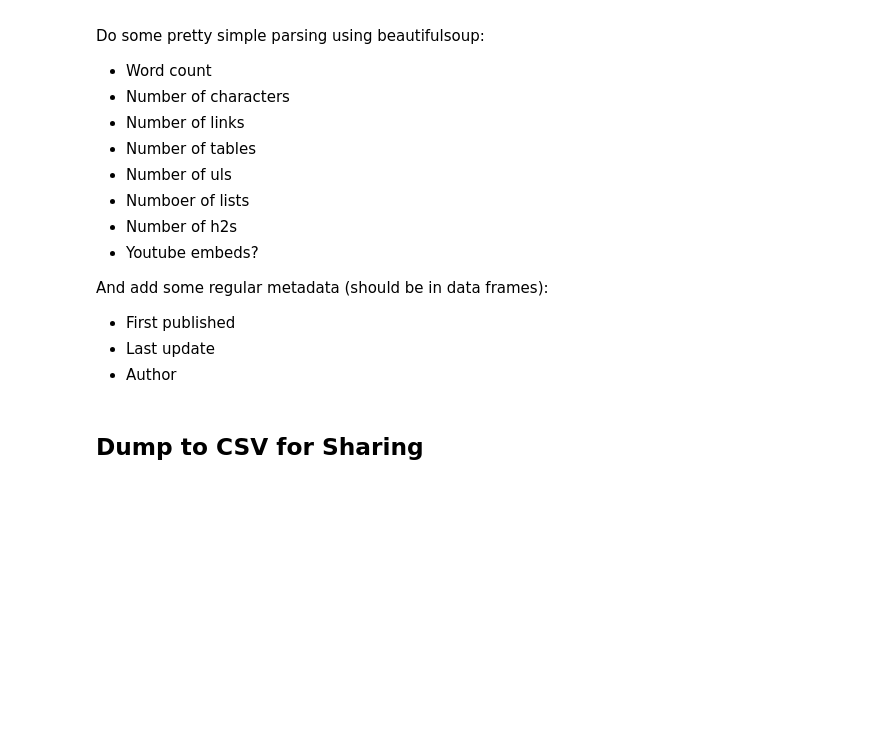
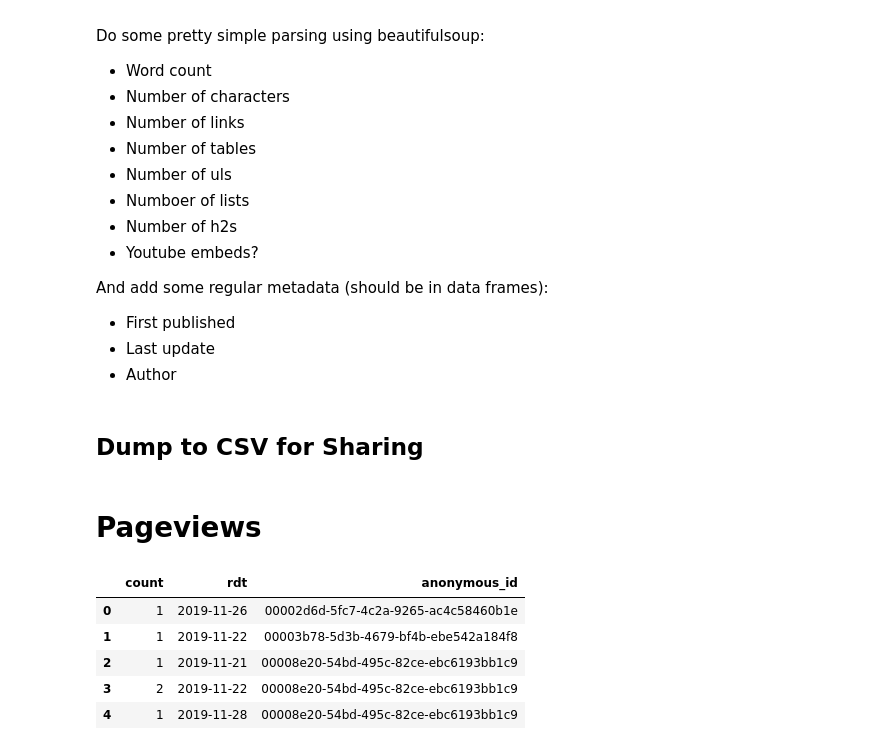
Before and after one commit to moneysmartco/blog-jupyter-notebooks, a Jupyter notebook: test_wordpress_queries.ipynb, the cells around one changed output. Saved outputs shown, nothing was run; the diff lists cells and outputs as text; code cells hidden in the pictures; blank space fills up the shorter version.

```diff
--- a/test_wordpress_queries.ipynb
+++ b/test_wordpress_queries.ipynb
@@ -346,3 +346,22 @@ class PostBodyStats(object):
     def extract_number_of_characters(self, post_body)
 # %% [markdown]
 ## Dump to CSV for Sharing
+# %% [markdown]
+# Pageviews
+# %%
+query = """SELECT COUNT(*),
+       CAST(received_at AS DATE) AS rdt,anonymous_id
+FROM moneysmartsg_prod.pages
+WHERE url NOT LIKE 'https://blog.moneysmart.sg/%'
+AND   received_at at TIME zone 'utc' at TIME zone 'SGT' >= '2019-11-20'
+GROUP BY anonymous_id,rdt;"""
+df = pd.read_sql_query(query, pg_conn).head()
+# %%
+df
+# %% [output]
+|  | count | rdt | anonymous_id |
+| 0 | 1 | 2019-11-26 | 00002d6d-5fc7-4c2a-9265-ac4c58460b1e |
+| 1 | 1 | 2019-11-22 | 00003b78-5d3b-4679-bf4b-ebe542a184f8 |
+| 2 | 1 | 2019-11-21 | 00008e20-54bd-495c-82ce-ebc6193bb1c9 |
+| 3 | 2 | 2019-11-22 | 00008e20-54bd-495c-82ce-ebc6193bb1c9 |
+| 4 | 1 | 2019-11-28 | 00008e20-54bd-495c-82ce-ebc6193bb1c9 |
```
Also changed, not shown: parts of 2 cells of this notebook, 1 other file.
